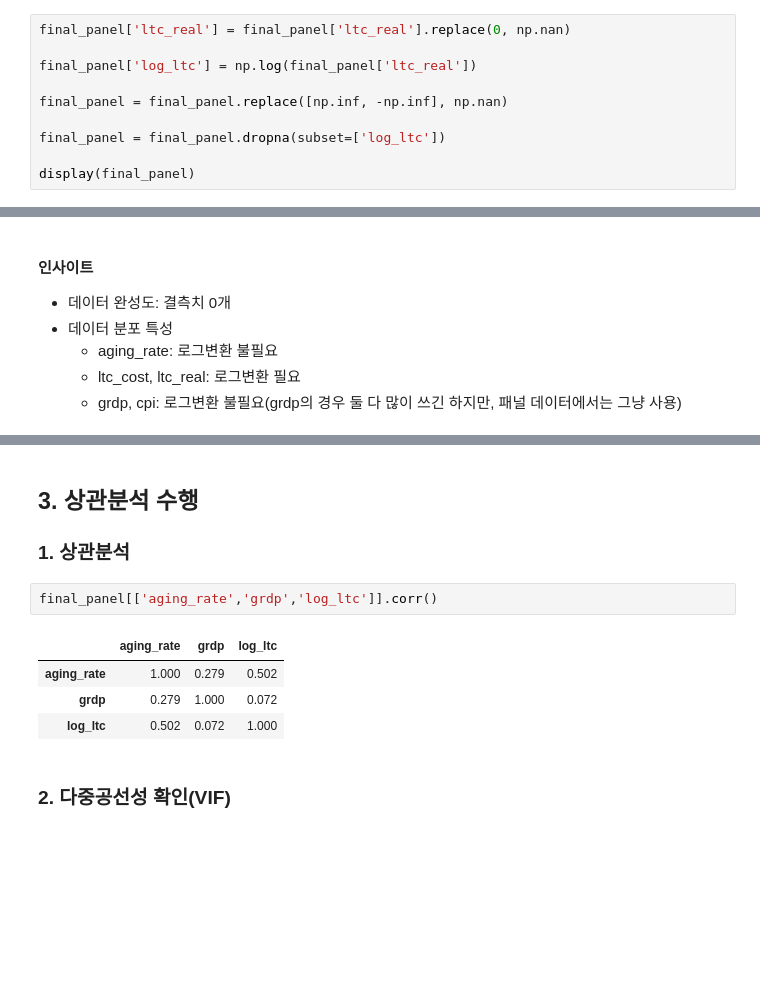
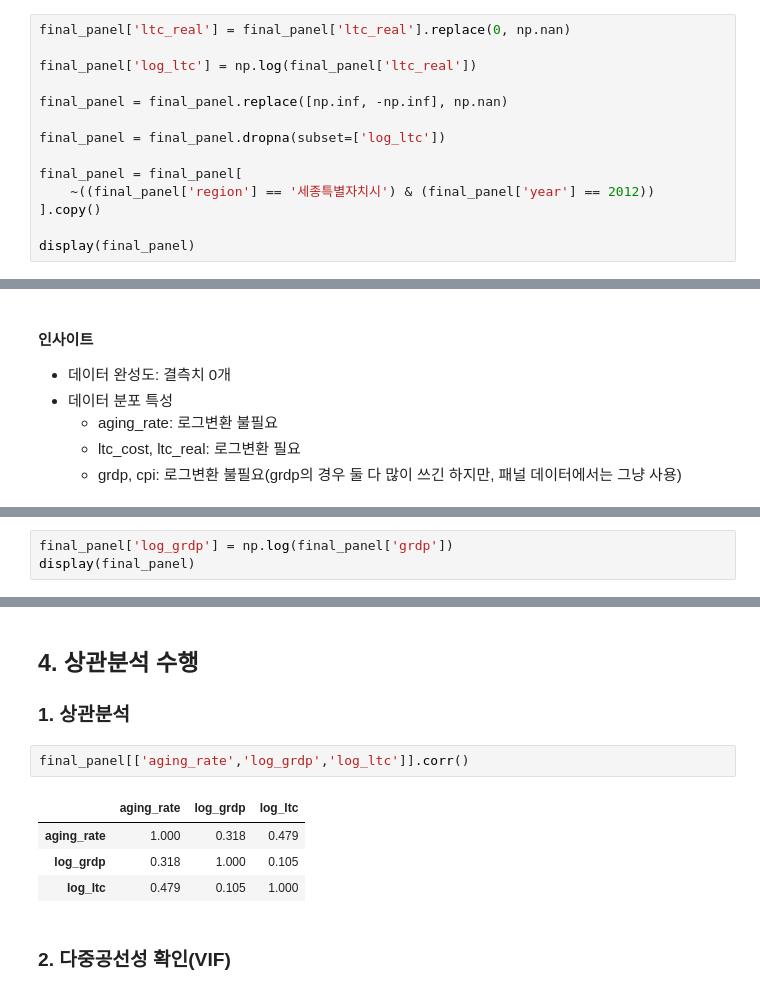
Before and after one commit to JAEYONG0303/For-python-, a Jupyter notebook: LAB 10. 머신러닝/FInal Project/Final.ipynb, the cells around one changed output, grey strips where cells are left out. Drawn from its saved outputs; the diff is of its cells as text; blank space fills up the shorter version.

```diff
--- a/LAB 10. 머신러닝/FInal Project/Final.ipynb
+++ b/LAB 10. 머신러닝/FInal Project/Final.ipynb
@@ -463,5 +463,9 @@ final_panel = final_panel.replace([np.inf, -np.inf], np.nan)
 
 final_panel = final_panel.dropna(subset=['log_ltc'])
 
+final_panel = final_panel[
+    ~((final_panel['region'] == '세종특별자치시') & (final_panel['year'] == 2012))
+].copy()
+
 display(final_panel)
 # %% [output]
@@ -585,0 +635,3 @@ display(final_panel)
+# %%
+final_panel['log_grdp'] = np.log(final_panel['grdp'])
+display(final_panel)
@@ -586,13 +652,13 @@ display(final_panel)
 # %% [markdown]
-## 3. 상관분석 수행
+## 4. 상관분석 수행
 ### 1. 상관분석
 # %%
-final_panel[['aging_rate','grdp','log_ltc']].corr()
+final_panel[['aging_rate','log_grdp','log_ltc']].corr()
 # %% [output]
-|  | aging_rate | grdp | log_ltc |
-| aging_rate | 1.000 | 0.279 | 0.502 |
-| grdp | 0.279 | 1.000 | 0.072 |
-| log_ltc | 0.502 | 0.072 | 1.000 |
+|  | aging_rate | log_grdp | log_ltc |
+| aging_rate | 1.000 | 0.318 | 0.479 |
+| log_grdp | 0.318 | 1.000 | 0.105 |
+| log_ltc | 0.479 | 0.105 | 1.000 |
 # %% [markdown]
 ### 2. 다중공선성 확인(VIF)
 # %%
```
Also changed, not shown: parts of 38 cells of this notebook.
